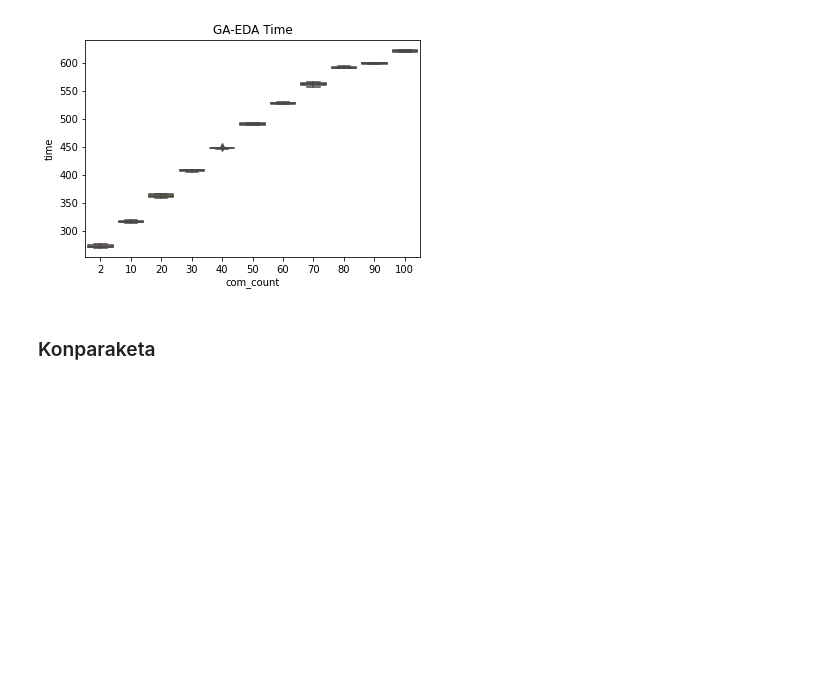
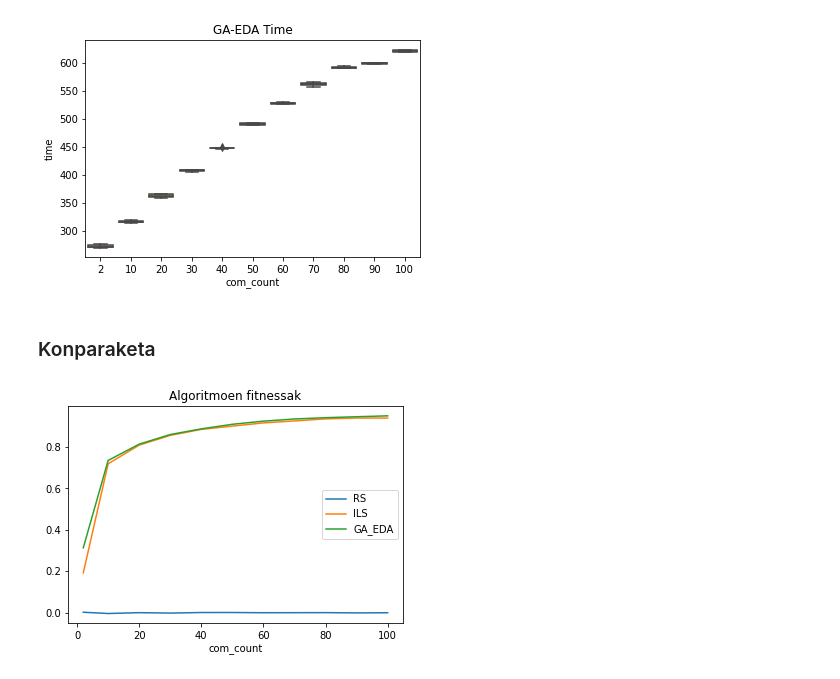
Before and after one commit to juletx/community-detection, a Jupyter notebook: notebooks/CDP_3_fasea.ipynb, the cells around one changed output. Drawn from its saved outputs; the diff is of its cells as text; code cells hidden in the pictures; blank space fills up the shorter version.

```diff
--- a/notebooks/CDP_3_fasea.ipynb
+++ b/notebooks/CDP_3_fasea.ipynb
@@ -2452,8 +2375,8 @@ Average fitness: -0.0009946874813051712  Average time: 217.80117344856262
 {'com_count': 100}
 Average fitness: -0.00023002607714087058  Average time: 224.47367057800292
 # %%
-data = pd.read_csv("../output/results_avg_RS.csv")
-display(data)
+data_avg_rs = pd.read_csv("../output/results_avg_RS.csv")
+display(data_avg_rs)
 # %% [output]
 |  | com_count | algorithm | fitness | time |
 | 0 | 2 | RS | 0.002141 | 222.523308 |
@@ -2543,8 +2466,8 @@ Average fitness: 0.9389728460369913  Average time: 208.07670845985413
 {'com_count': 100, 'grade': 3, 'temp_initial': 0.001, 'temp_update': 0.9}
 Average fitness: 0.9387783707818343  Average time: 200.57296514511108
 # %%
-data = pd.read_csv("../output/results_avg_ILS.csv")
-display(data)
+data_avg_ils = pd.read_csv("../output/results_avg_ILS.csv")
+display(data_avg_ils)
 # %% [output]
 |  | com_count | algorithm | fitness | time |
 | 0 | 2 | ILS | 0.192498 | 229.866390 |
@@ -2609,6 +2552,6 @@ list_fit_ga_eda, list_time_ga_eda, list_avg_fit_ga_eda, list_avg_time_ga_eda = r
 # %%
-data = pd.read_csv("../output/results_avg_GA_EDA.csv")
-display(data)
+data_avg_ga_eda = pd.read_csv("../output/results_avg_GA_EDA.csv")
+display(data_avg_ga_eda)
 # %% [output]
 |  | com_count | algorithm | fitness | time |
 | 0 | 2 | GA_EDA | 0.313105 | 273.141969 |
@@ -2650,14 +2593,17 @@ ax.set_title('GA-EDA Time');
 # %% [markdown]
 ### Konparaketa
 # %%
-data = pd.DataFrame({"com_count": com_count, "RS": list_avg_fit_rs, "ILS": list_avg_fit_ils, "GA_EDA": list_avg_fit_ga_eda})
+data_avg_fit = pd.DataFrame({"com_count": data_avg_rs['com_count'], "RS": data_avg_rs['fitness'],
+                             "ILS": data_avg_ils['fitness'], "GA_EDA": data_avg_ga_eda['fitness']})
 # %%
 import matplotlib.pyplot as plt
 ax = plt.gca()
 
-data.plot(kind='line', x='com_count', y='RS', ax=ax)
-data.plot(kind='line', x='com_count', y='ILS', ax=ax)
-data.plot(kind='line', x='com_count', y='GA_EDA', ax=ax, title='Algoritmoen fitnessak')
+data_avg_fit.plot(kind='line', x='com_count', y='RS', ax=ax)
+data_avg_fit.plot(kind='line', x='com_count', y='ILS', ax=ax)
+data_avg_fit.plot(kind='line', x='com_count', y='GA_EDA', ax=ax, title='Algoritmoen fitnessak')
 
 plt.show()
+# %% [output]
+[figure, added]
 # %%
```
Also changed, not shown: parts of 23 cells of this notebook, 2 other files.
